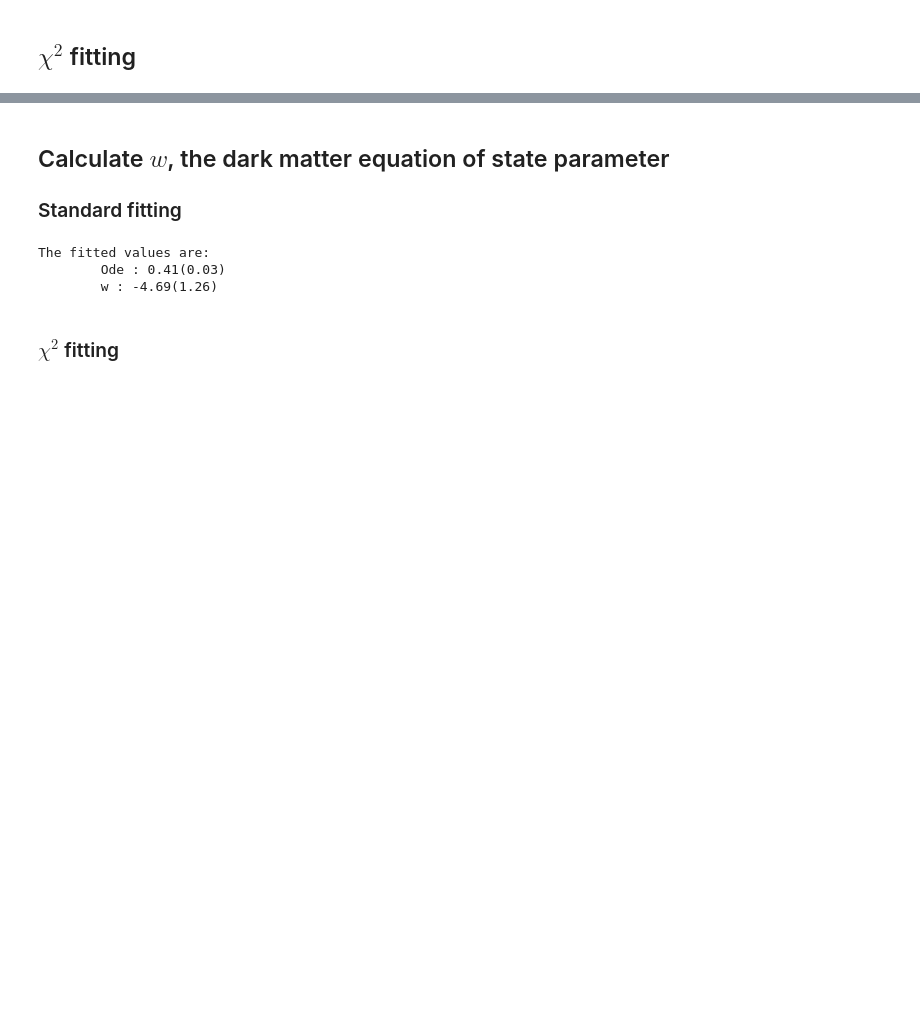
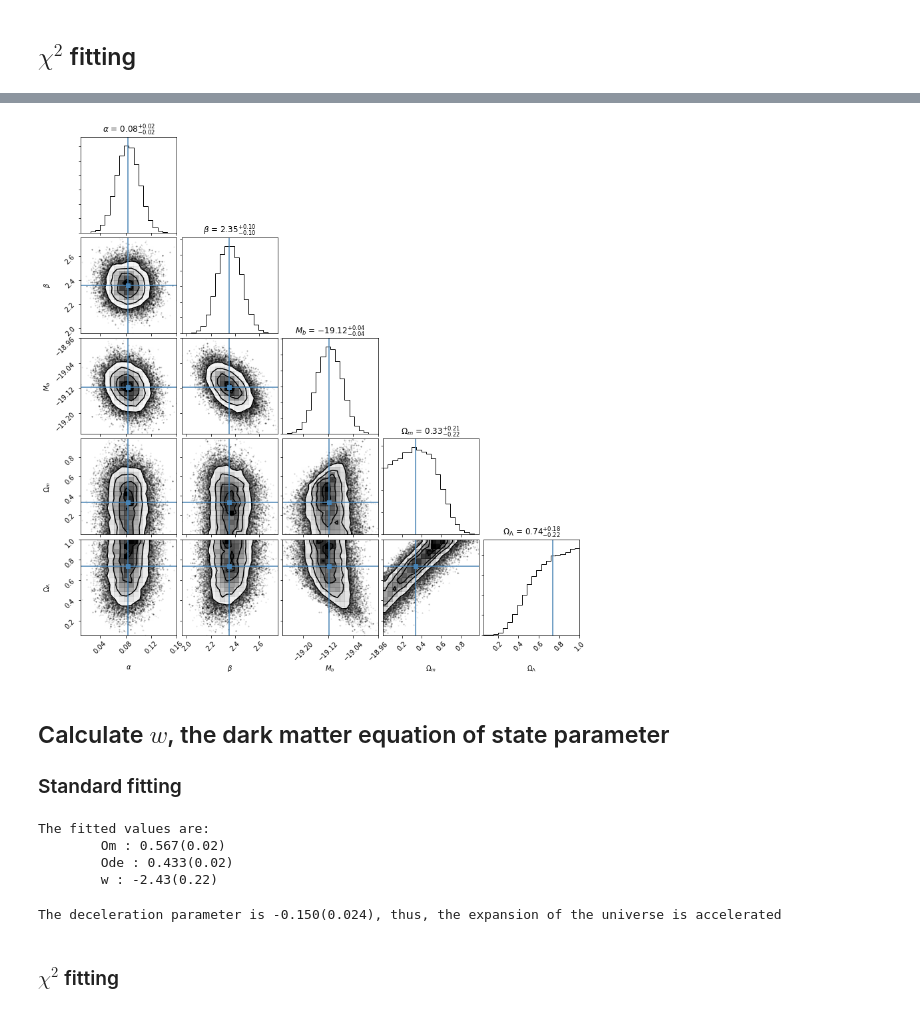
Before and after one commit to OriolAbril/cosmology, a Jupyter notebook: project.ipynb, the cells around one changed output, grey strips where cells are left out. Drawn from its saved outputs; the diff is of its cells as text; code cells hidden in the pictures; blank space fills up the shorter version.

```diff
--- a/project.ipynb
+++ b/project.ipynb
@@ -397,9 +453,12 @@ sampler_curved.run_mcmc(pos, 1000);
 # %%
-samples_curved = sampler_curved.chain[:, 100:, :].reshape((-1, ndim))
-#samples_curved = np.loadtxt('samples/samples_curved.dat')
+#samples_curved = sampler_curved.chain[:, 100:, :].reshape((-1, ndim))
+samples_curved = np.loadtxt('samples/samples_curved.dat')
 chi2_sys_lc_res_curved, chi2_sys_lc_err_curved = np.mean(samples_curved,axis=0),np.std(samples_curved,axis=0)
 fig = corner.corner(samples_curved, labels=[r"$\alpha$", r"$\beta$", r"$M_b$", r"$\Omega_m$", r"$\Omega_\Lambda$"],
-                      truths=np.percentile(samples_curved,50,axis=0),show_titles=True)
+                    truths=np.percentile(samples_curved,50,axis=0),show_titles=True,
+                    hist2d_kwargs={'levels':[.68,.95,.997]})
+# %% [output]
+[figure, added]
 # %%
 #np.savetxt('samples/samples_curved.dat',samples_curved)
 # %% [markdown]
@@ -419,14 +478,25 @@ w_cte_err = np.sqrt(np.diag(fit_w_cte.fit_info['param_cov']))
 Om_w_cte = w_cte_result.Ode.value
 Ode_w_cte = 1-Om_w_cte
 # %%
-print('The fitted values are:\n\tOde : {:.2f}({:.2f})\n\tw : {:.2f}({:.2f})'.format(Ode_w_cte,
-                                                                                    w_cte_err[0],
-                                                                                    w_cte_result.w.value,
-                                                                                    w_cte_err[1]))
+print('The fitted values are:\n\tOm : {0:.3f}({2:.2f})\n\tOde : {1:.3f}({2:.2f})\n\tw : \
+{3:.2f}({4:.2f})'.format(Om_w_cte,Ode_w_cte,
+                       w_cte_err[0],
+                       w_cte_result.w.value,
+                       w_cte_err[1]))
 # %% [output]
 The fitted values are:
-        Ode : 0.41(0.03)
-        w : -4.69(1.26)
+        Om : 0.567(0.02)
+        Ode : 0.433(0.02)
+        w : -2.43(0.22)
+# %%
+# using equation 3.48 of the cosmology notes
+q0_std_w_cte = Om_w_cte/2-Ode_w_cte
+q0_err_std_w_cte = np.sqrt(w_cte_err[0]**2/4+w_cte_err[0]**2)
+print('The deceleration parameter is {:.3f}({:.2g}), thus, \
+the expansion of the universe is accelerated'.format(q0_std_w_cte,
+                                                     q0_err_std_w_cte))
+# %% [output]
+The deceleration parameter is -0.150(0.024), thus, the expansion of the universe is accelerated
 # %% [markdown]
 ### $\chi^2$ fitting
 # %%
```
Also changed, not shown: parts of 18 cells of this notebook.
